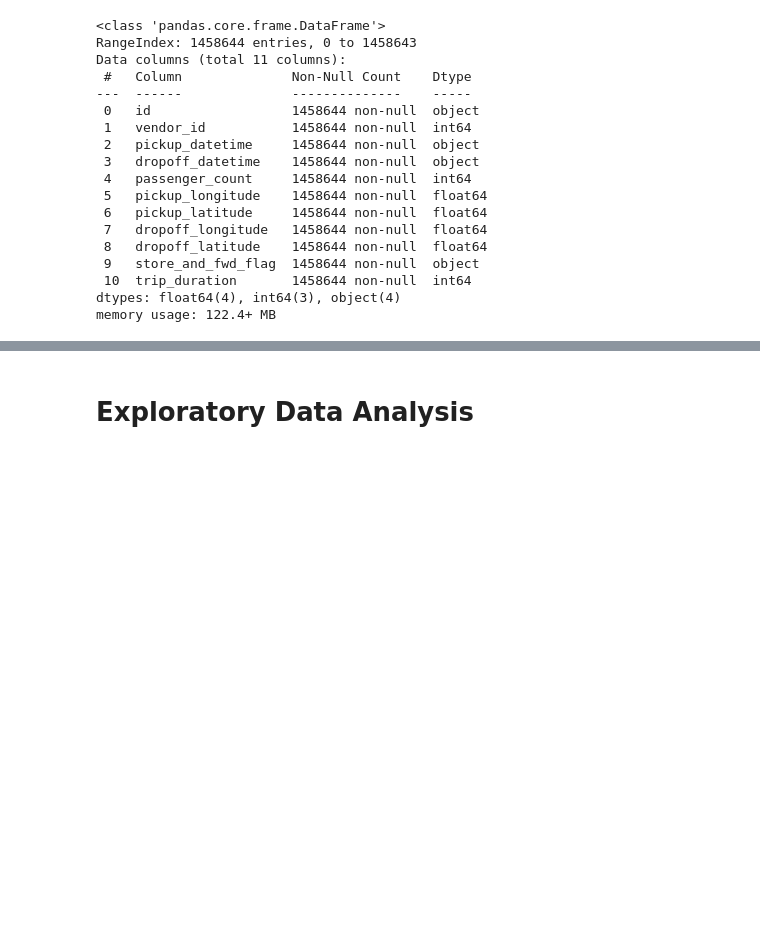
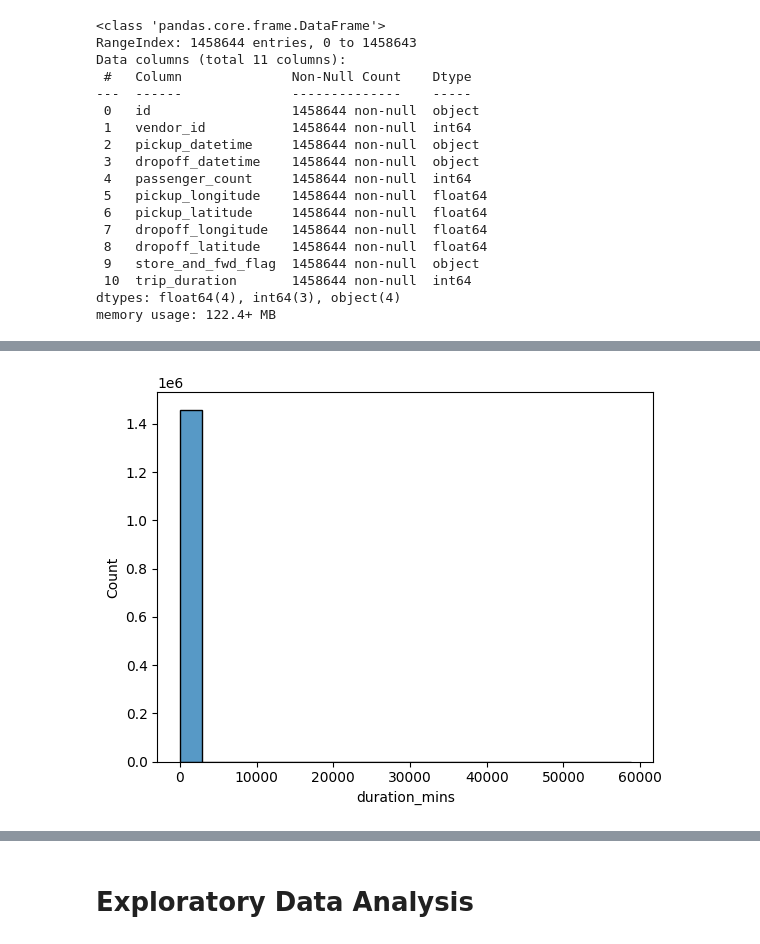
Before and after one commit to rimvelvet31/nyc-taxi-trip-duration-prediction, a Jupyter notebook: notebook.ipynb, the cells around one changed output, grey strips where cells are left out. Cells and saved outputs as stored; diff of their text form; code cells hidden in the pictures; blank space fills up the shorter version.

Commit message:
added data cleaning

```diff
--- a/notebook.ipynb
+++ b/notebook.ipynb
@@ -39,0 +167,9 @@ memory usage: 122.4+ MB
+# %%
+# Check for suspicious trip durations
+trip_times_converted = pd.DataFrame({
+    "duration_secs": train_data["trip_duration"],
+    "duration_mins": train_data["trip_duration"] / 60,
+    "duration_hrs": train_data["trip_duration"] / 3600
+})
+
+trip_times_converted.describe().loc[['min', '25%', '50%', '75%', 'max']]
@@ -39,0 +183,5 @@ memory usage: 122.4+ MB
+# %%
+sns.histplot(data=trip_times_converted, x="duration_mins", bins=20)
+plt.show()
+# %% [output]
+[figure, added]
```
Also changed, not shown: parts of 41 cells of this notebook.
